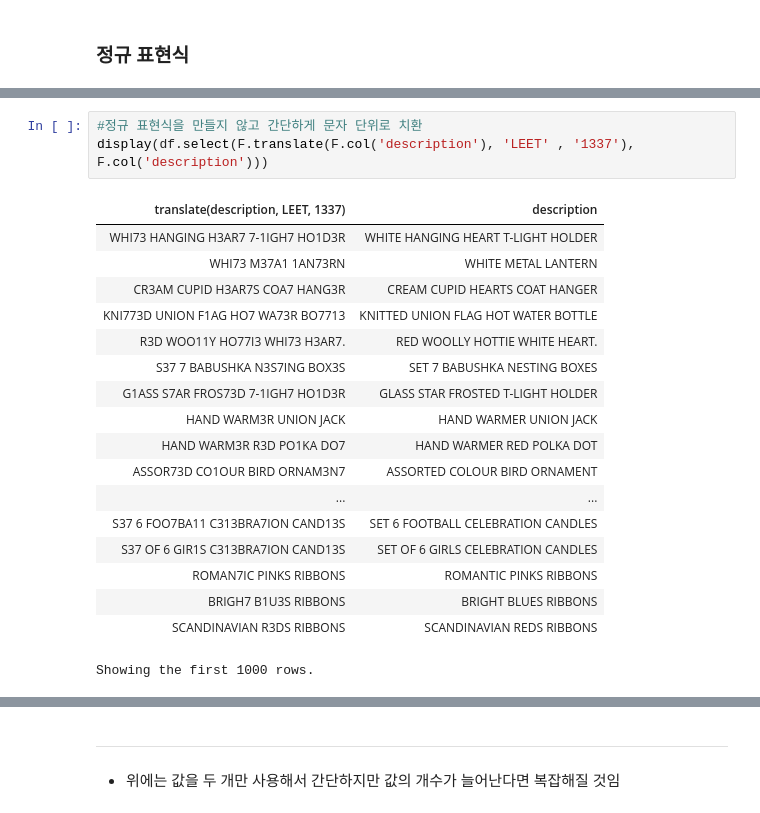
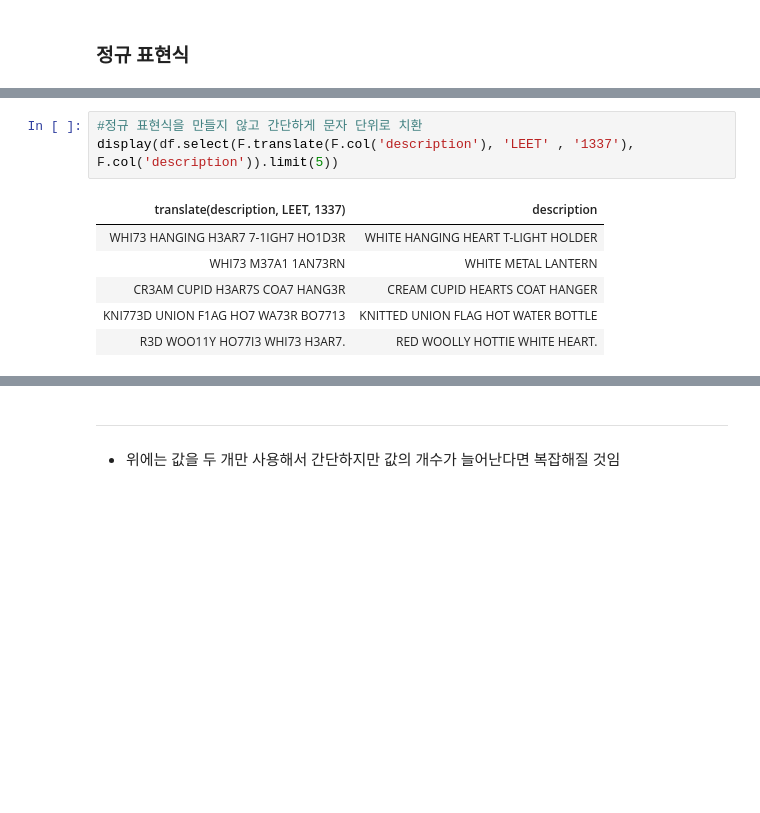
Before and after one commit to PingPingE/Spark, a Jupyter notebook: Part2/Chapter6.ipynb, the cells around one changed output, grey strips where cells are left out. Cells and saved outputs as stored; diff of their text form; blank space fills up the shorter version.

```diff
--- a/Part2/Chapter6.ipynb
+++ b/Part2/Chapter6.ipynb
@@ -204,25 +207,13 @@ Showing the first 1000 rows.
 # %%
 #정규 표현식을 만들지 않고 간단하게 문자 단위로 치환
-display(df.select(F.translate(F.col('description'), 'LEET' , '1337'), F.col('description')))
+display(df.select(F.translate(F.col('description'), 'LEET' , '1337'), F.col('description')).limit(5))
 # %% [output]
 | translate(description, LEET, 1337) | description |
 | WHI73 HANGING H3AR7 7-1IGH7 HO1D3R | WHITE HANGING HEART T-LIGHT HOLDER |
 | WHI73 M37A1 1AN73RN | WHITE METAL LANTERN |
 | CR3AM CUPID H3AR7S COA7 HANG3R | CREAM CUPID HEARTS COAT HANGER |
 | KNI773D UNION F1AG HO7 WA73R BO7713 | KNITTED UNION FLAG HOT WATER BOTTLE |
 | R3D WOO11Y HO77I3 WHI73 H3AR7. | RED WOOLLY HOTTIE WHITE HEART. |
-| S37 7 BABUSHKA N3S7ING BOX3S | SET 7 BABUSHKA NESTING BOXES |
-| G1ASS S7AR FROS73D 7-1IGH7 HO1D3R | GLASS STAR FROSTED T-LIGHT HOLDER |
-| HAND WARM3R UNION JACK | HAND WARMER UNION JACK |
-| HAND WARM3R R3D PO1KA DO7 | HAND WARMER RED POLKA DOT |
-| ASSOR73D CO1OUR BIRD ORNAM3N7 | ASSORTED COLOUR BIRD ORNAMENT |
-| ... | ... |
-| S37 6 FOO7BA11 C313BRA7ION CAND13S | SET 6 FOOTBALL CELEBRATION CANDLES |
-| S37 OF 6 GIR1S C313BRA7ION CAND13S | SET OF 6 GIRLS CELEBRATION CANDLES |
-| ROMAN7IC PINKS RIBBONS | ROMANTIC PINKS RIBBONS |
-| BRIGH7 B1U3S RIBBONS | BRIGHT BLUES RIBBONS |
-| SCANDINAVIAN R3DS RIBBONS | SCANDINAVIAN REDS RIBBONS |
-Showing the first 1000 rows.
 # %%
 # 정규식에 매칭되는 그룹 추출 (인덱스 지정 -> 1로하면 정규식에 처음으로 매칭되는 문자열을 추출)
 extract_str = "(BLACK|WHITE|RED|GREEN|BLUE)"
```
Also changed, not shown: parts of 5 cells of this notebook.
